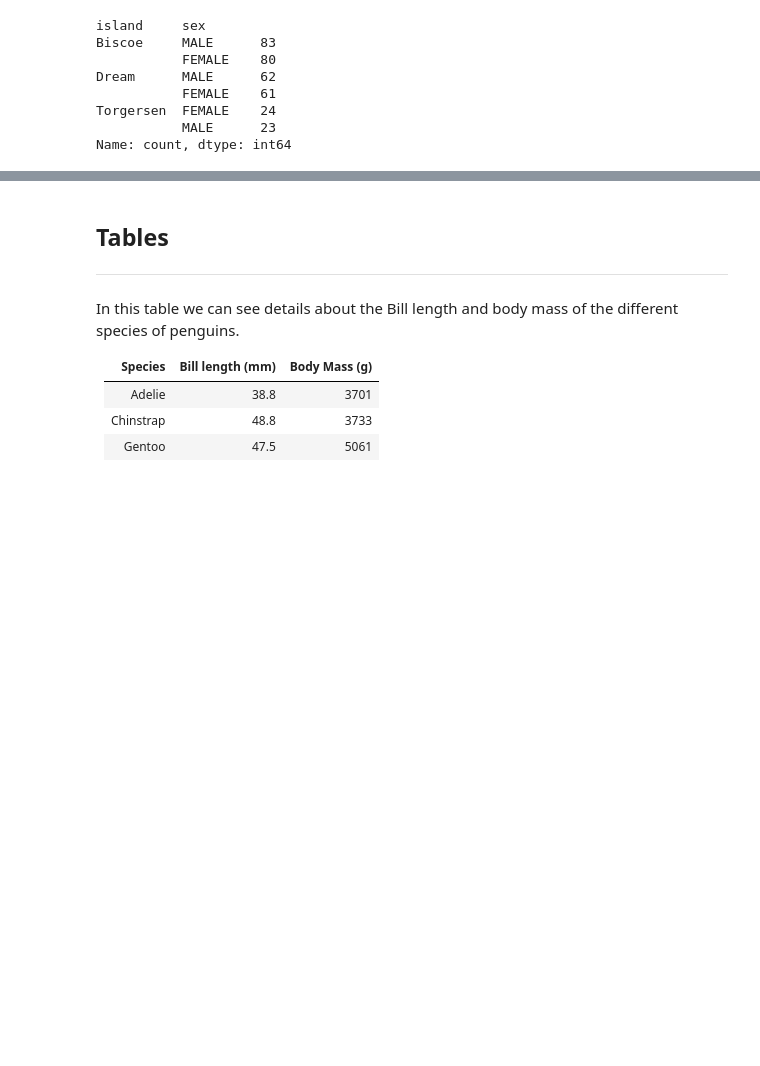
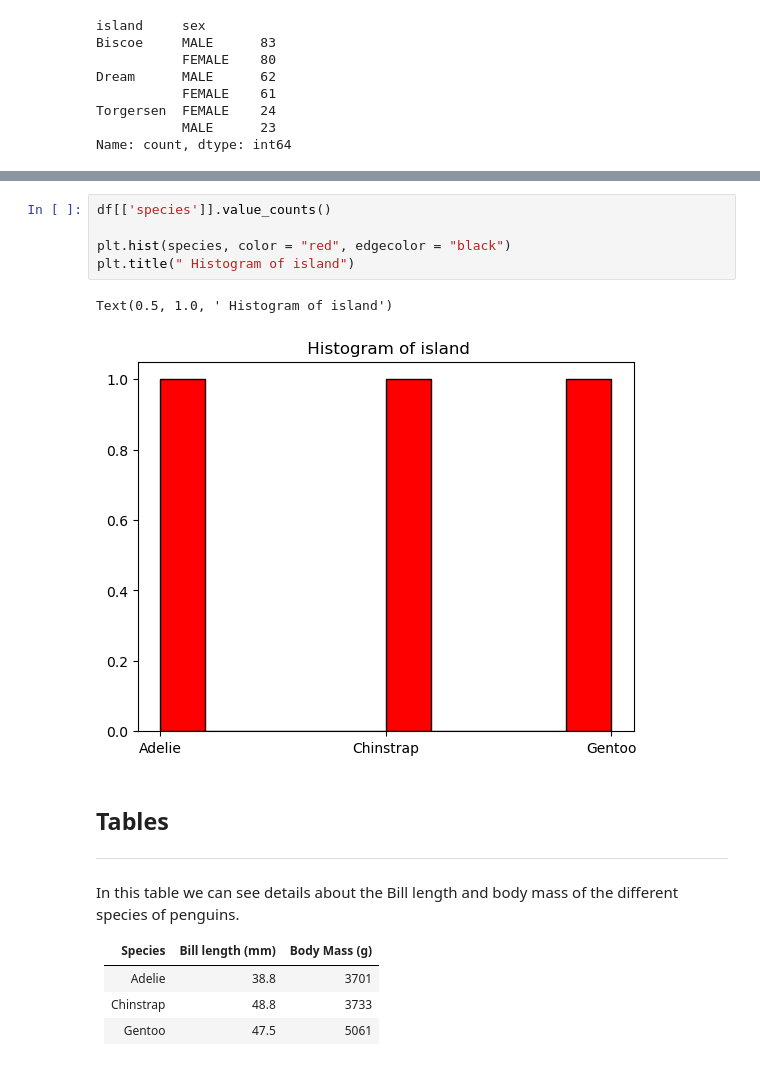
Before and after one commit to Jennyicano/myproject, a Jupyter notebook: penguins.ipynb, the cells around one changed output, grey strips where cells are left out. Cells and saved outputs as stored; diff of their text form; blank space fills up the shorter version.

```diff
--- a/penguins.ipynb
+++ b/penguins.ipynb
@@ -345,3 +401,11 @@ Name: count, dtype: int64
+# %%
+df[['species']].value_counts()
+
+plt.hist(species, color = "red", edgecolor = "black")
+plt.title(" Histogram of island")
+# %% [output]
+Text(0.5, 1.0, ' Histogram of island')
+[figure, added]
 # %% [markdown]
 ## Tables
 
```
Also changed, not shown: parts of 2 cells of this notebook.
